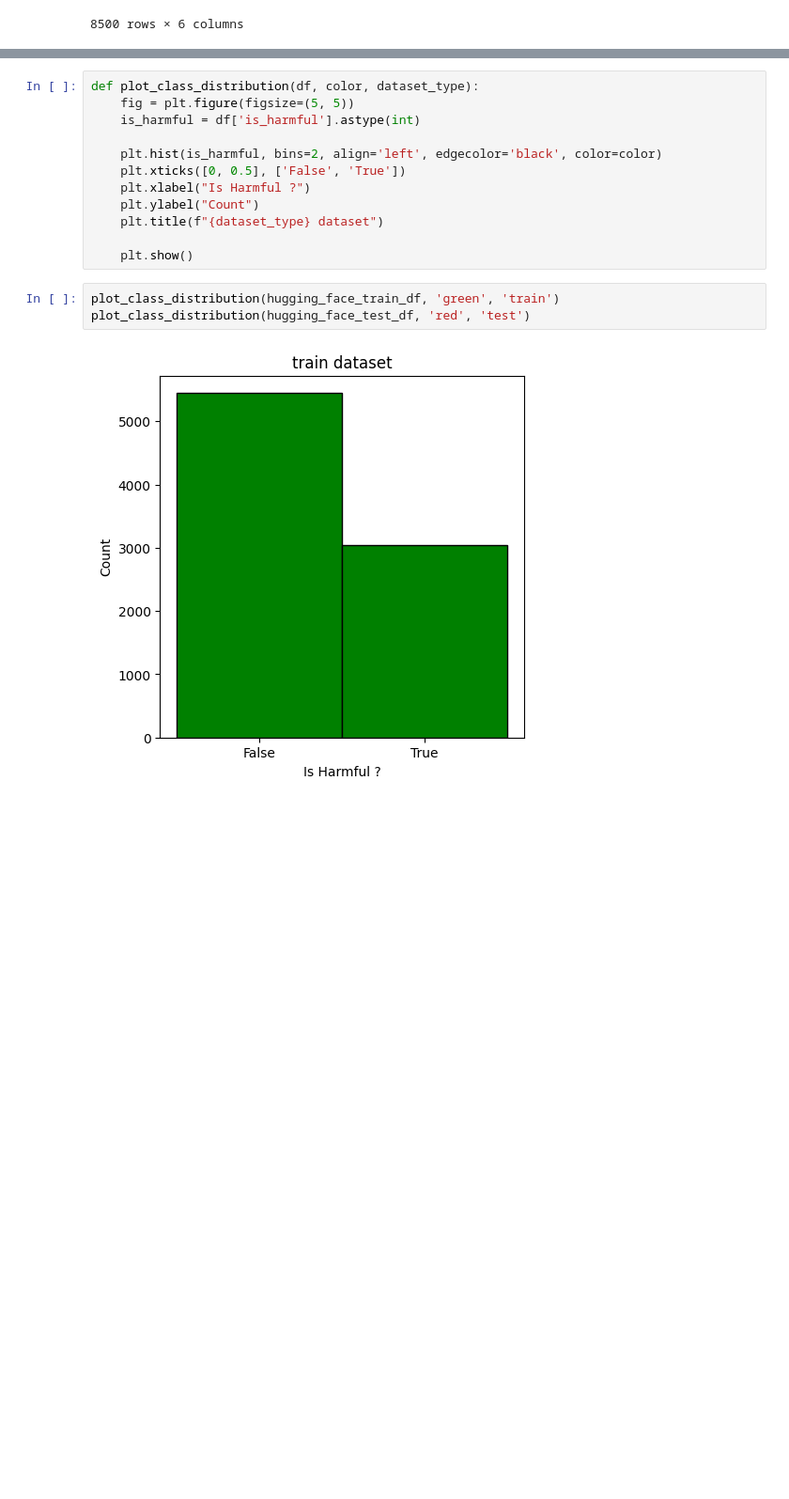
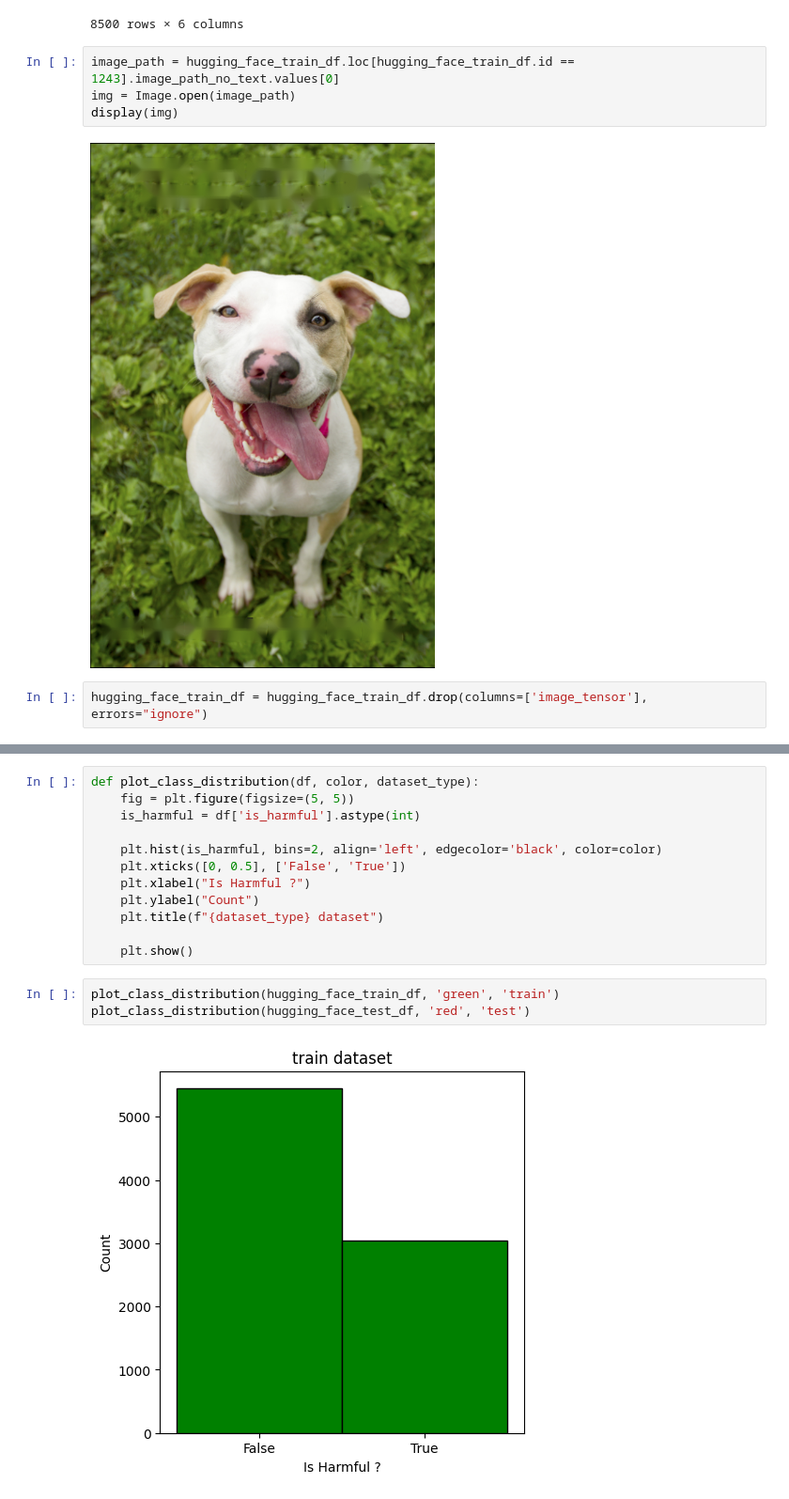
Before and after one commit to stavco9/neuralnetworks-final-project, a Jupyter notebook: ImageClassification.ipynb, the cells around one changed output, grey strips where cells are left out. Shown at 94% size. Drawn from its saved outputs; the diff is of its cells as text; blank space fills up the shorter version.

```diff
--- a/ImageClassification.ipynb
+++ b/ImageClassification.ipynb
@@ -246,6 +267,14 @@ hugging_face_train_df
 | 8498 | 98762 | A direct or indirect attack on pe... | False | child in poverty with empty water... | images/98762.png | images-no-text/98762.png |
 | 8499 | 98764 | A direct or indirect attack on pe... | False | african kids dancing and celebrating | images/98764.png | images-no-text/98764.png |
 8500 rows × 6 columns
+# %%
+image_path = hugging_face_train_df.loc[hugging_face_train_df.id == 1243].image_path_no_text.values[0]
+img = Image.open(image_path)
+display(img)
+# %% [output]
+[figure, added]
+# %%
+hugging_face_train_df = hugging_face_train_df.drop(columns=['image_tensor'], errors="ignore")
 # %%
 # Define the image transformations to apply to each image
 image_size = 128
```
Also changed, not shown: parts of 18 cells of this notebook.
